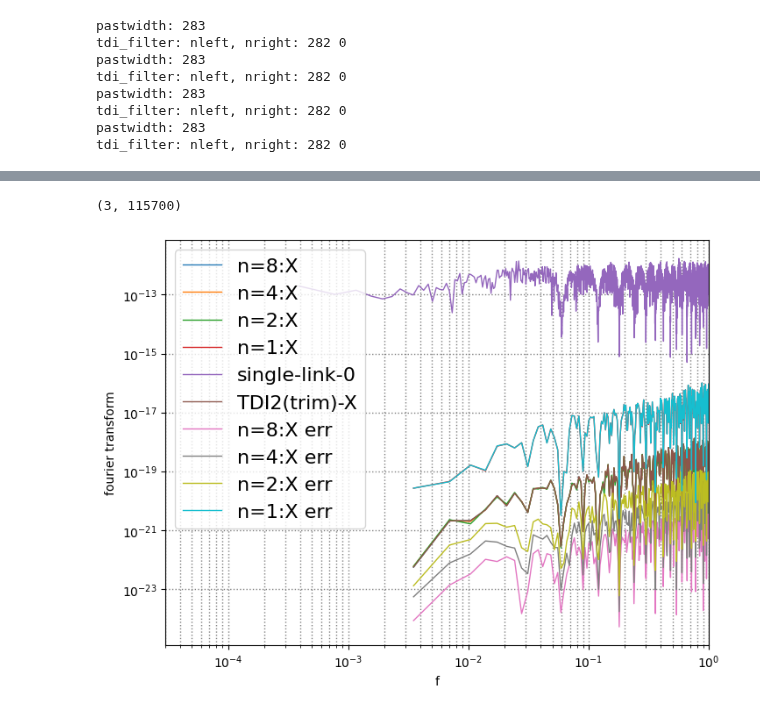
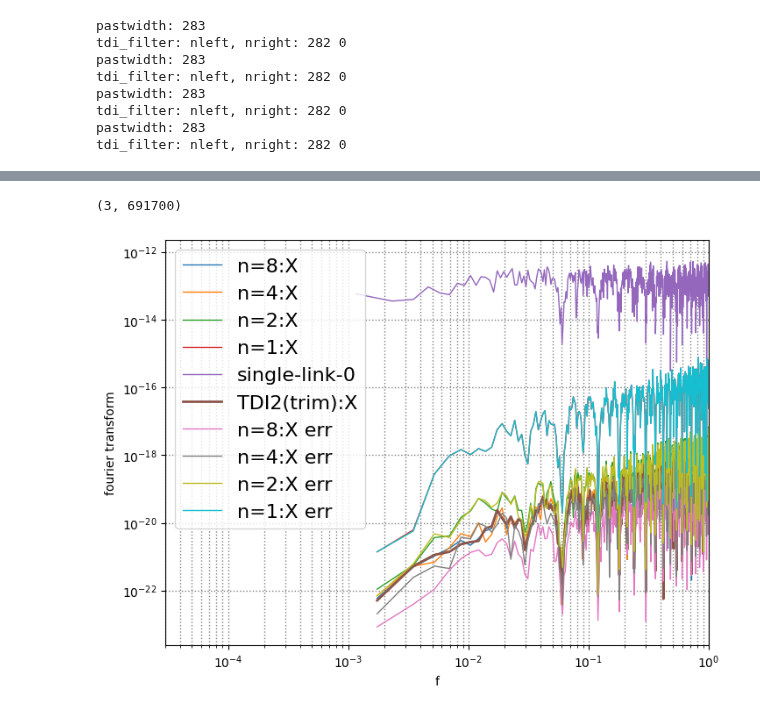
Before and after one commit to eleonoracastelli/pcipy, a Jupyter notebook: notebooks/TDI filter piecewise interpolation.ipynb, the cells around one changed output, grey strips where cells are left out. Drawn from its saved outputs; the diff is of its cells as text; code cells hidden in the pictures.

```diff
--- a/notebooks/TDI filter piecewise interpolation.ipynb
+++ b/notebooks/TDI filter piecewise interpolation.ipynb
@@ -125,7 +125,7 @@ XYZ_file_gw = TimeData(np.array([x2_gw,y2_gw,z2_gw], dtype=np.float64)[:,skip:],
 # %% [markdown]
 #### Define data range for this study and set up fourier transforms
 # %%
-range_in_hours = 8
+range_in_hours = 48
 ibuff=250   #edge buffer for kernels
 
 ns = int(range_in_hours * 3600 * fs) # less for dev
@@ -650,7 +650,7 @@ _, axes = plt.subplots(1, 1, figsize=(8, 6))
 colors = ['blue', 'skyblue', 'red', 'orange', 'purple', 'gray']
 # TDI 2.0
 
-iev = 100
+iev = 300
 i0=iev
 
 ixyz=0
@@ -662,34 +662,33 @@ for iset in range(len(XYZset_n)):
     f,data=do_ft(XYZset_n[iset])
     axes.loglog(f[i0::iev], (1+iset*0)*np.abs(data[ixyz,i0::iev]), linewidth=1, label='n='+str(nks[iset])+':'+'XYZ'[ixyz])
 
 for iy in range(1):
     f,data=do_ft(y_n)
     axes.loglog(f[i0::iev], (1+iset*0)*np.abs(data[iy,i0::iev]), linewidth=1, label="single-link-"+str(iy))
 
 
 f,data=do_ft(TDItest_n.get_range(iskip,None))
 dataref=data
-axes.loglog(f[i0::iev], np.abs(data[ixyz,i0::iev]), linewidth=1, label='TDI2(trim)-'+'XYZ'[ixyz])
+axes.loglog(f[i0::iev], np.abs(dataref[ixyz,i0::iev]), linewidth=2, label='TDI2(trim):'+'XYZ'[ixyz])
 
 for iset in range(len(XYZset_n)):
     f,data=do_ft(XYZset_n[iset])
     data=data-dataref
     axes.loglog(f[i0::iev], (1+iset*0)*np.abs(data[ixyz,i0::iev]), linewidth=1, label='n='+str(nks[iset])+':'+'XYZ'[ixyz]+' err')
-
 
 
 axes.set_xlabel("f")
 axes.set_ylabel(r"fourier transform")
 plt.legend(loc='upper left', fontsize=16)
 # axes.set_ylim([1e-24, 1e-17])
 axes.set_xlim([.3e-4, 1])
 #plt.title("PCI 2.0 (" + str(int(ns/fs/3600))+" hours, nh = "+str(nhalf)+")")
 plt.grid(linewidth=1.0,
          color='gray',
          linestyle='dotted',
          which='both',
          axis='both')
 #plt.show()
 # %% [output]
-(3, 115700)
+(3, 691700)
-[figure, old version]
+[figure, new version]
```
Also changed, not shown: parts of 5 cells of this notebook, 1 other file.
